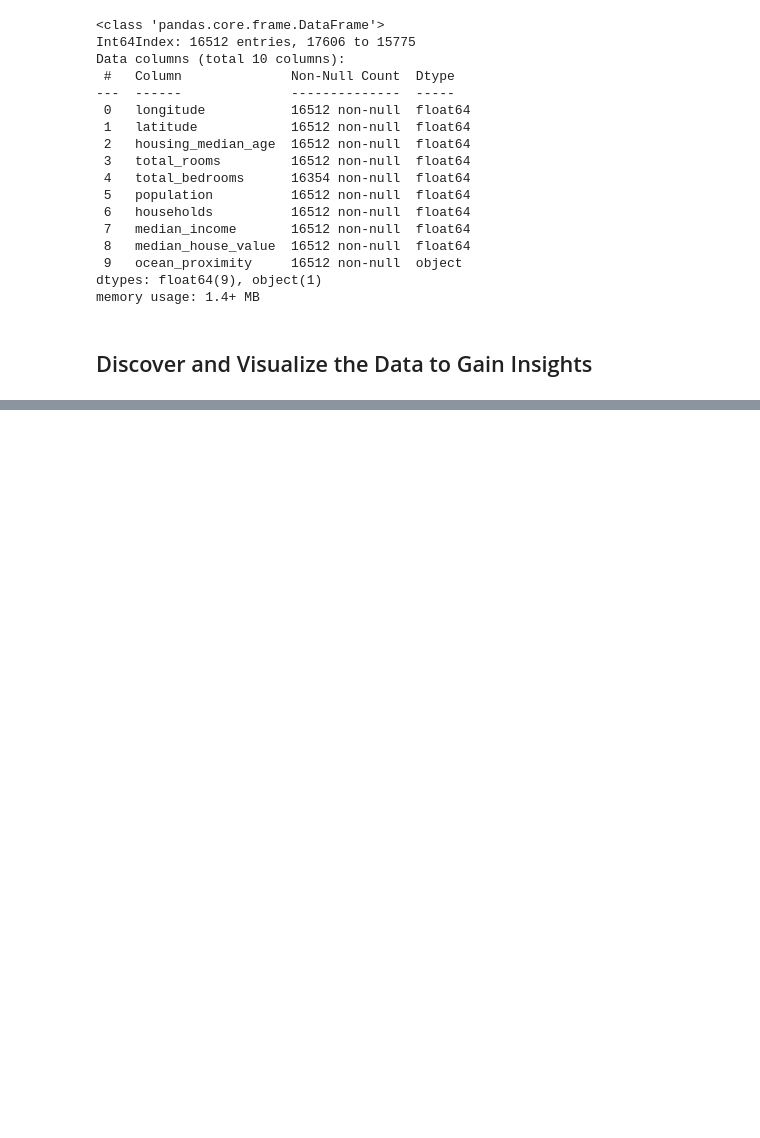
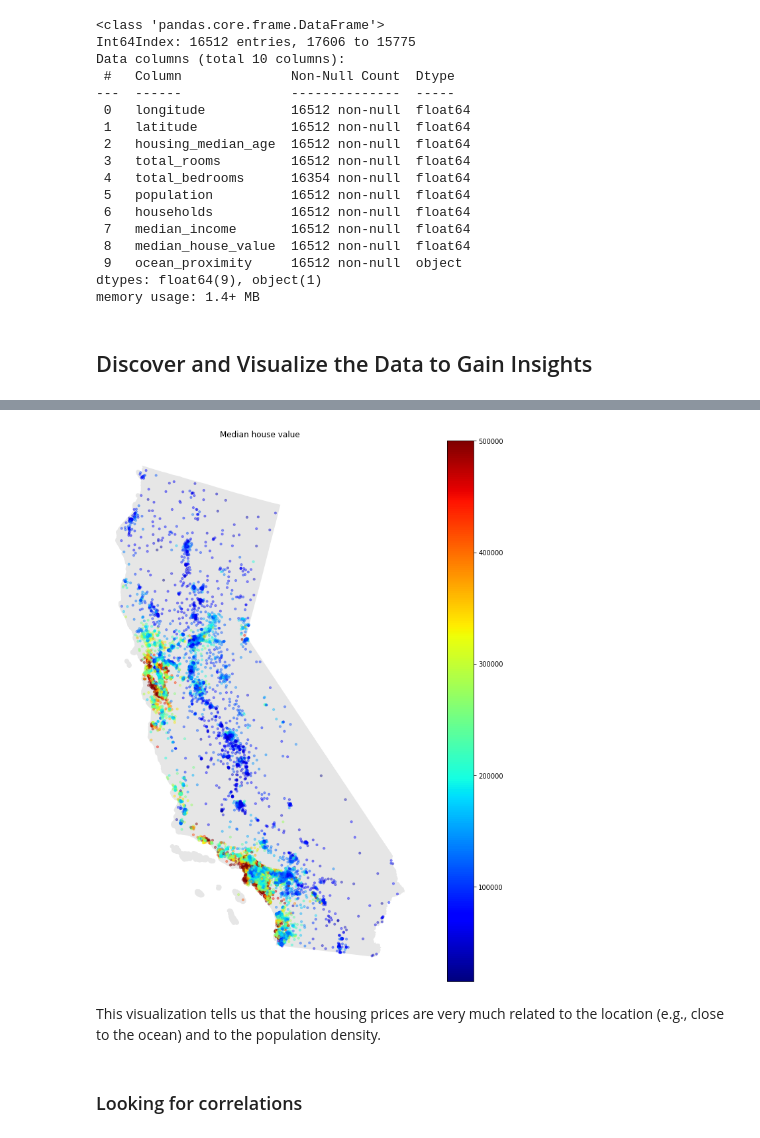
Before and after one commit to iamonmars/notebooks, a Jupyter notebook: learning/housing-prices/California housing prices.ipynb, the cells around one changed output, grey strips where cells are left out. Cells and saved outputs as stored; diff of their text form; code cells hidden in the pictures; blank space fills up the shorter version.

```diff
--- a/learning/housing-prices/California housing prices.ipynb
+++ b/learning/housing-prices/California housing prices.ipynb
@@ -174,3 +175,5 @@ dtypes: float64(9), object(1)
 memory usage: 1.4+ MB
 # %% [markdown]
 ## Discover and Visualize the Data to Gain Insights
+# %%
+housing = strat_train_set.copy()
@@ -176,0 +182,8 @@ memory usage: 1.4+ MB
+# %%
+import geopandas as gpd
+
+# To visualize we have to create a GeoDataFrame
+gdf = gpd.GeoDataFrame(housing,
+                       crs="epsg:4327",
+                       geometry=gpd.points_from_xy(housing["longitude"], housing["latitude"]))
+gdf["geometry"].head()
@@ -176,0 +268,14 @@ memory usage: 1.4+ MB
+# %%
+# Create houses lat/lng visualization
+ax = california_state.to_crs(epsg=5071).plot(figsize=(15,15), color="grey", alpha=0.2)
+ax.set_axis_off()
+gdf.to_crs(epsg=5071).plot(ax=ax, legend=True, markersize=10,
+                       column="median_house_value", cmap="jet", alpha=0.4)
+plt.title("Median house value")
+plt.show()
+# %% [output]
+[figure, added]
+# %% [markdown]
+This visualization tells us that the housing prices are very much related to the location (e.g., close to the ocean) and to the population density.
+# %% [markdown]
+### Looking for correlations
```
Also changed, not shown: parts of 67 cells of this notebook.
